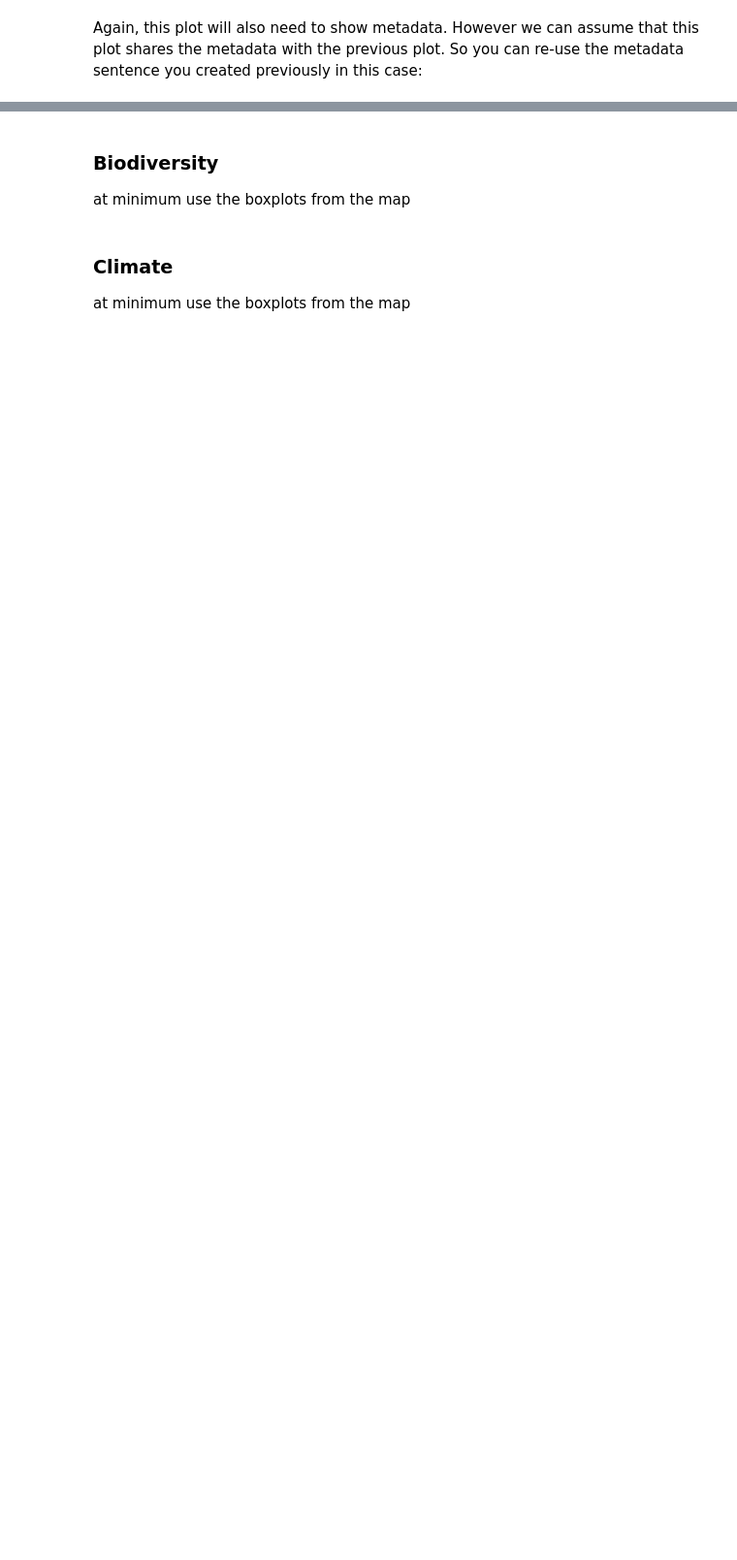
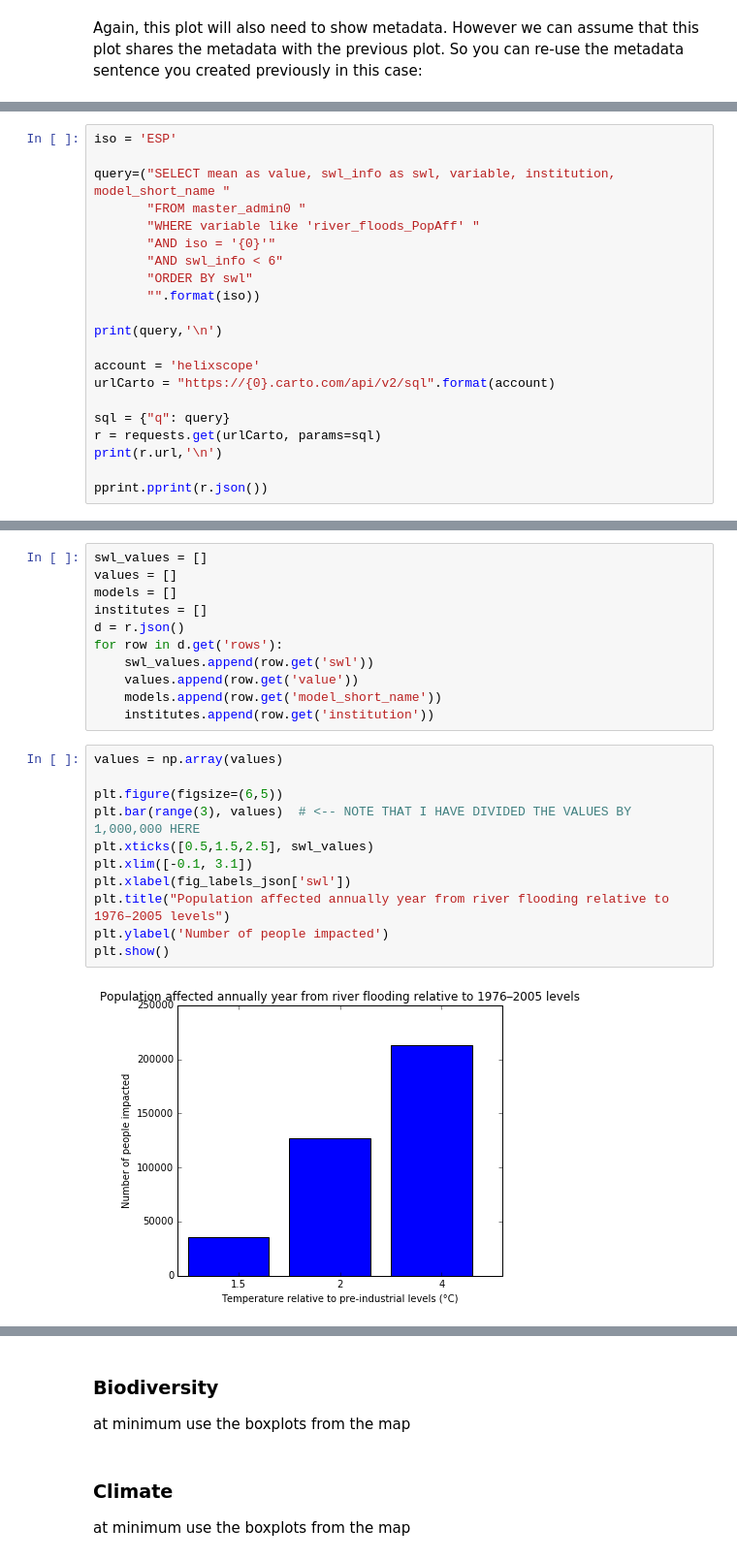
Before and after one commit to Vizzuality/helix-scope-data, a Jupyter notebook: work/backend_examples.ipynb, the cells around one changed output, grey strips where cells are left out. Shown at 97% size. Cells and saved outputs as stored; diff of their text form; blank space fills up the shorter version.

```diff
--- a/work/backend_examples.ipynb
+++ b/work/backend_examples.ipynb
@@ -1019,0 +1067,21 @@ https://helixscope.carto.com/api/v2/sql?q=SELECT+mean+as+value%2C+swl_info+as+sw
+# %%
+iso = 'ESP'
+
+query=("SELECT mean as value, swl_info as swl, variable, institution, model_short_name "
+       "FROM master_admin0 "
+       "WHERE variable like 'river_floods_PopAff' "
+       "AND iso = '{0}'"
+       "AND swl_info < 6"
+       "ORDER BY swl"
+       "".format(iso))
+
+print(query,'\n')
+
+account = 'helixscope'
+urlCarto = "https://{0}.carto.com/api/v2/sql".format(account)
+
+sql = {"q": query}
+r = requests.get(urlCarto, params=sql)
+print(r.url,'\n')
+
+pprint.pprint(r.json())
@@ -1019,0 +1106,24 @@ https://helixscope.carto.com/api/v2/sql?q=SELECT+mean+as+value%2C+swl_info+as+sw
+# %%
+swl_values = []
+values = []
+models = []
+institutes = []
+d = r.json()
+for row in d.get('rows'):
+    swl_values.append(row.get('swl'))
+    values.append(row.get('value'))
+    models.append(row.get('model_short_name'))
+    institutes.append(row.get('institution'))
+# %%
+values = np.array(values)
+
+plt.figure(figsize=(6,5))
+plt.bar(range(3), values)  # <-- NOTE THAT I HAVE DIVIDED THE VALUES BY 1,000,000 HERE
+plt.xticks([0.5,1.5,2.5], swl_values)
+plt.xlim([-0.1, 3.1])
+plt.xlabel(fig_labels_json['swl'])
+plt.title("Population affected annually year from river flooding relative to 1976–2005 levels")
+plt.ylabel('Number of people impacted')
+plt.show()
+# %% [output]
+[figure, added]
```
Also changed, not shown: parts of 21 cells of this notebook.
